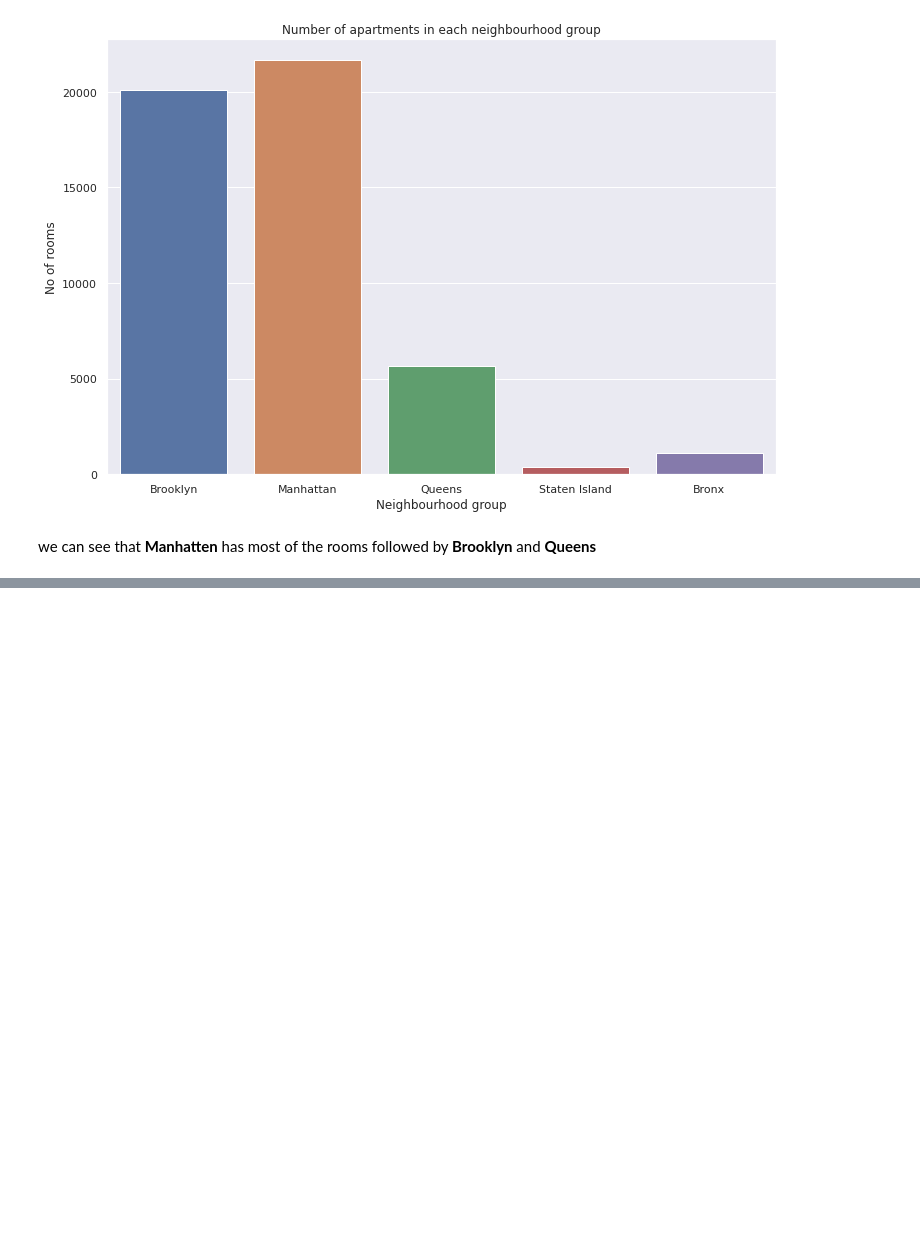
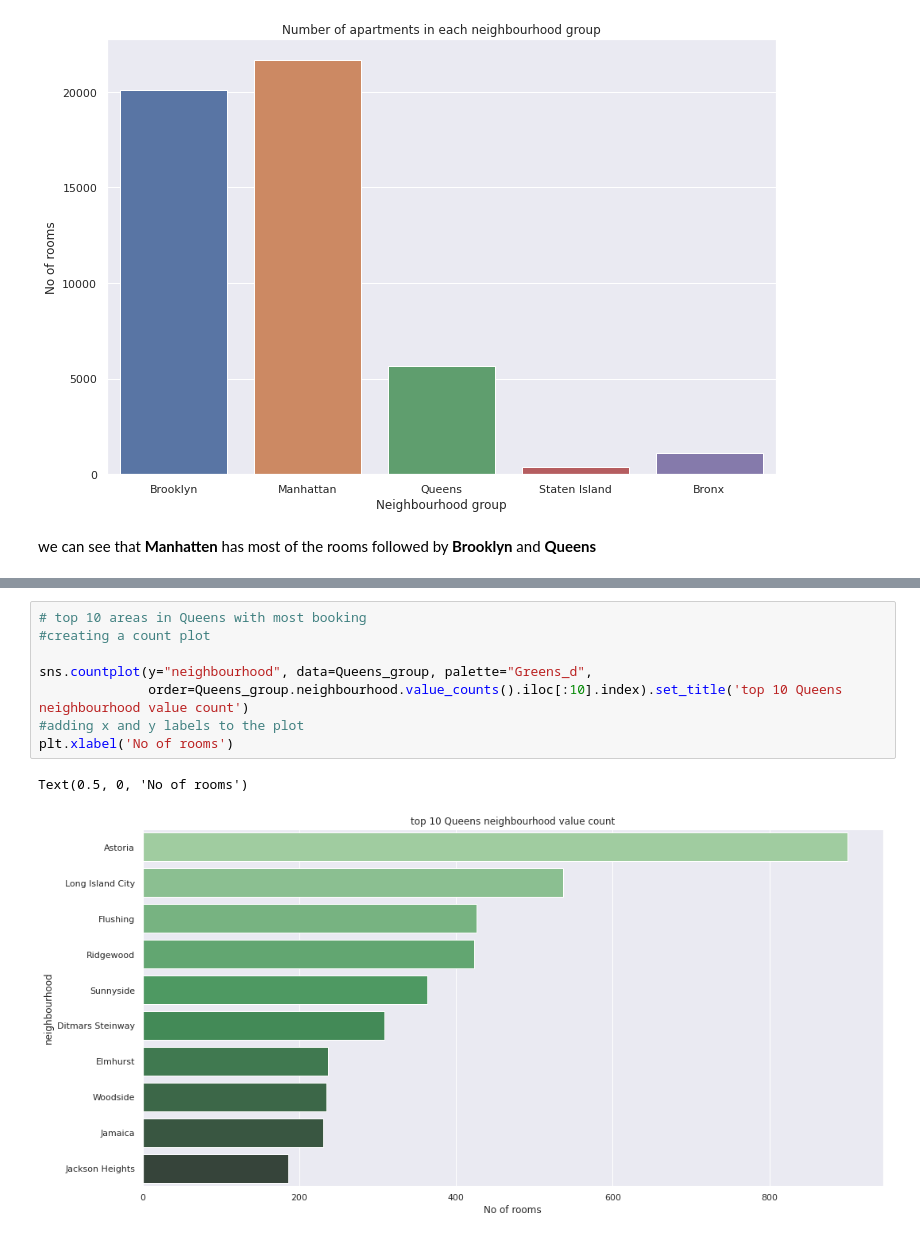
Before and after one commit to wharshal11/AirBnB-Booking-Analysis, a Jupyter notebook: Project_of_Airbnb_Bookings_Analysis_Capstone_Project.ipynb, the cells around one changed output, grey strips where cells are left out. Cells and saved outputs as stored; diff of their text form; blank space fills up the shorter version.

```diff
--- a/Project_of_Airbnb_Bookings_Analysis_Capstone_Project.ipynb
+++ b/Project_of_Airbnb_Bookings_Analysis_Capstone_Project.ipynb
@@ -148,0 +194,11 @@ we can see that **Manhatten** has most of the rooms followed by **Brooklyn** and
+# %%
+# top 10 areas in Queens with most booking
+#creating a count plot
+
+sns.countplot(y="neighbourhood", data=Queens_group, palette="Greens_d",
+              order=Queens_group.neighbourhood.value_counts().iloc[:10].index).set_title('top 10 Queens neighbourhood value count')
+#adding x and y labels to the plot
+plt.xlabel('No of rooms')
+# %% [output]
+Text(0.5, 0, 'No of rooms')
+[figure, added]
```
Also changed, not shown: parts of 13 cells of this notebook.
